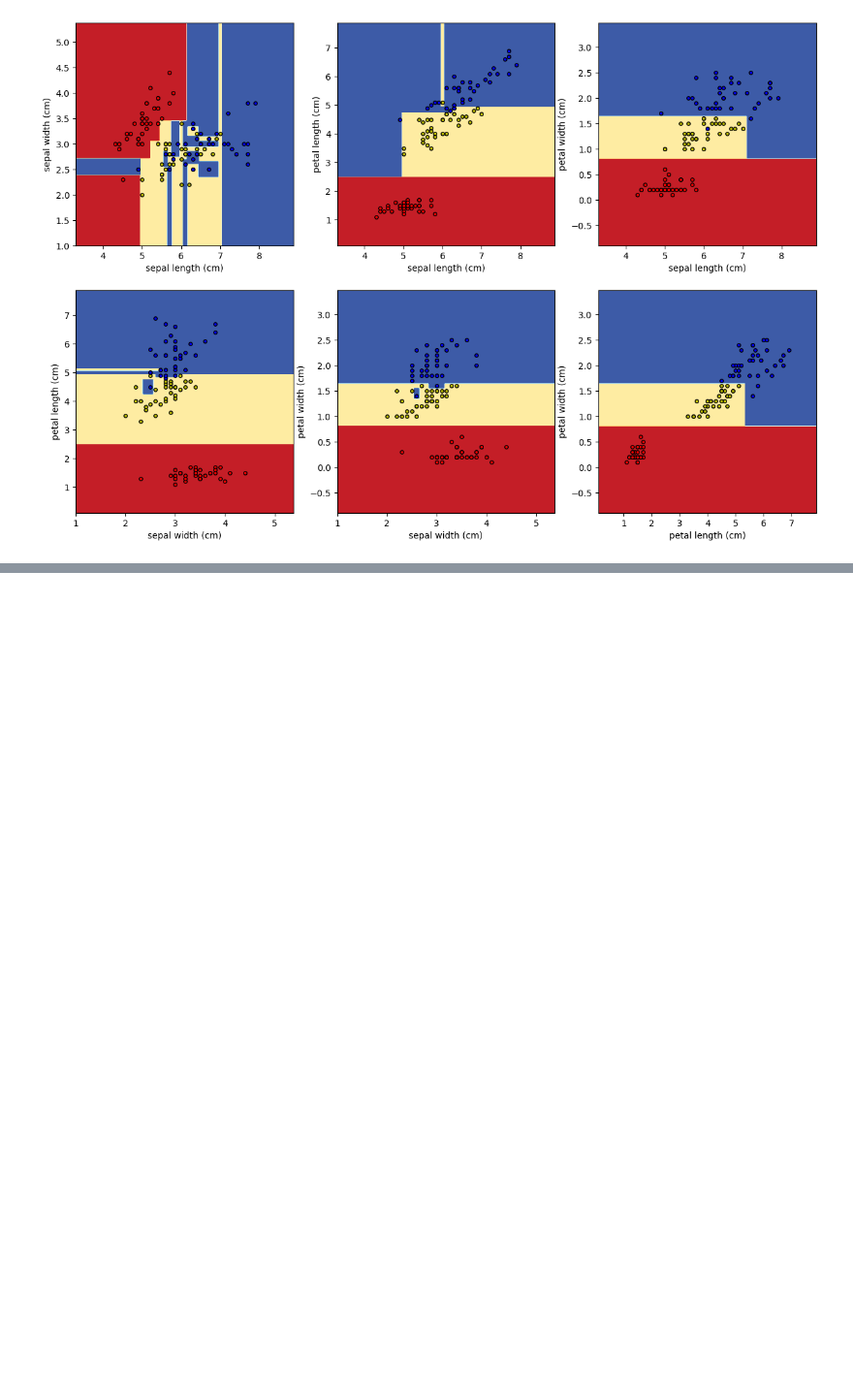
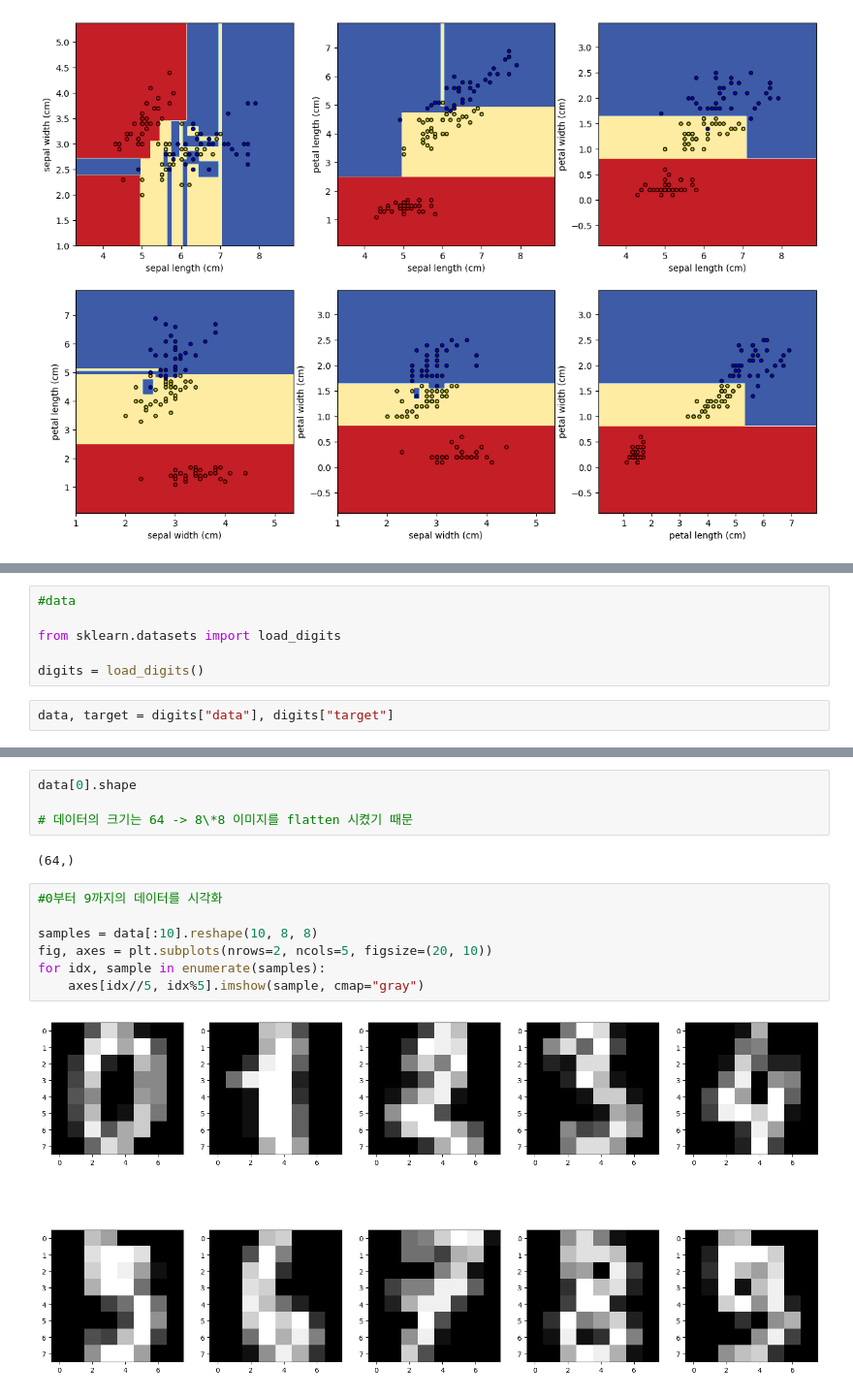
Before and after one commit to dhyunwoo/study, a Jupyter notebook: part4_ch04_decisionTree.ipynb, the cells around one changed output, grey strips where cells are left out. Shown at 97% size. Drawn from its saved outputs; the diff is of its cells as text; blank space fills up the shorter version.

```diff
--- a/part4_ch04_decisionTree.ipynb
+++ b/part4_ch04_decisionTree.ipynb
@@ -551,0 +561,8 @@ for idx, pair in enumerate(pair_combs):
+# %%
+#data
+
+from sklearn.datasets import load_digits
+
+digits = load_digits()
+# %%
+data, target = digits["data"], digits["target"]
@@ -551,0 +579,15 @@ for idx, pair in enumerate(pair_combs):
+# %%
+data[0].shape
+
+# 데이터의 크기는 64 -> 8\*8 이미지를 flatten 시켰기 때문
+# %% [output]
+(64,)
+# %%
+#0부터 9까지의 데이터를 시각화
+
+samples = data[:10].reshape(10, 8, 8)
+fig, axes = plt.subplots(nrows=2, ncols=5, figsize=(20, 10))
+for idx, sample in enumerate(samples):
+    axes[idx//5, idx%5].imshow(sample, cmap="gray")
+# %% [output]
+[figure, added]
```
Also changed, not shown: parts of 26 cells of this notebook, 2 other files.
